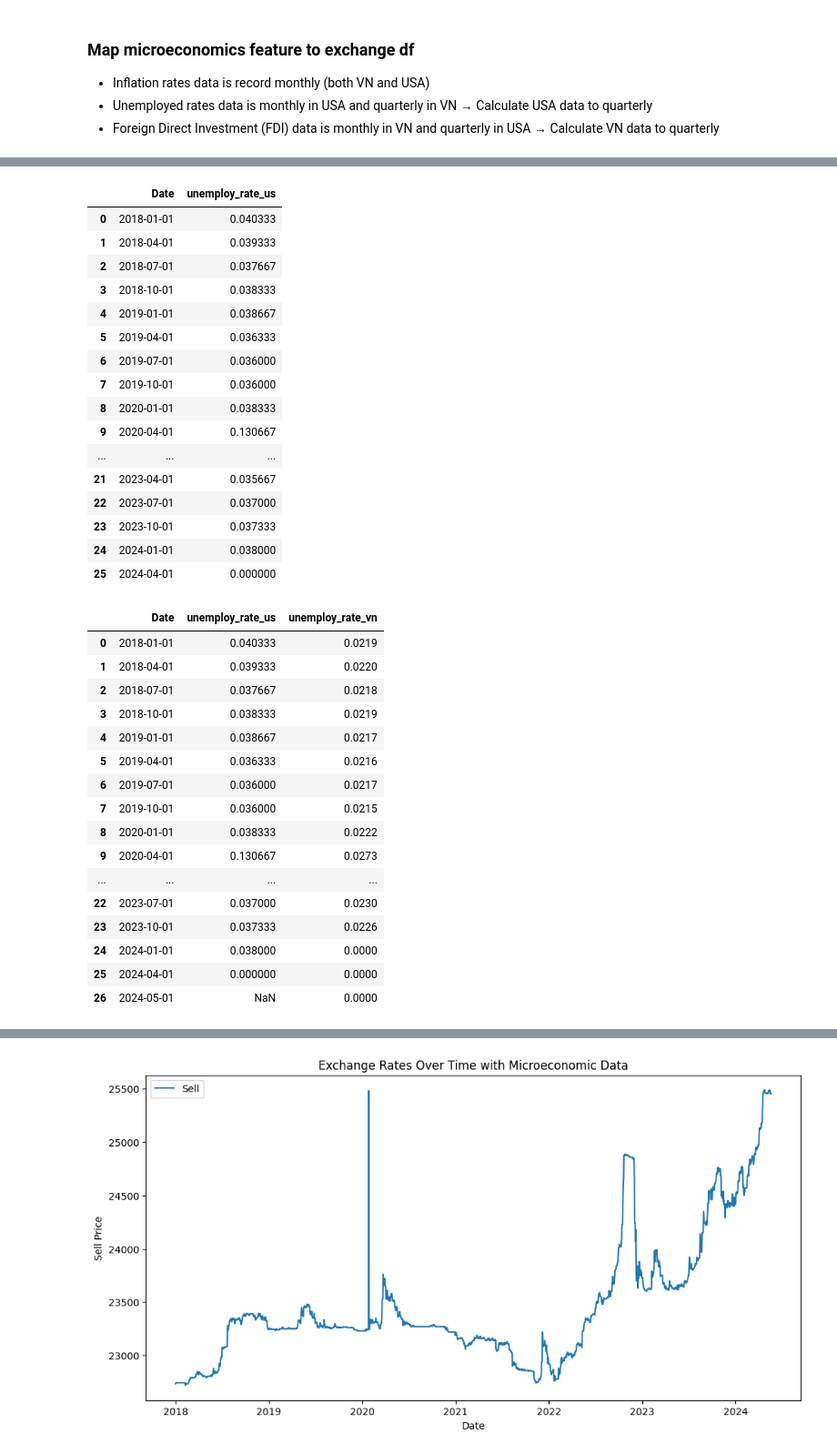
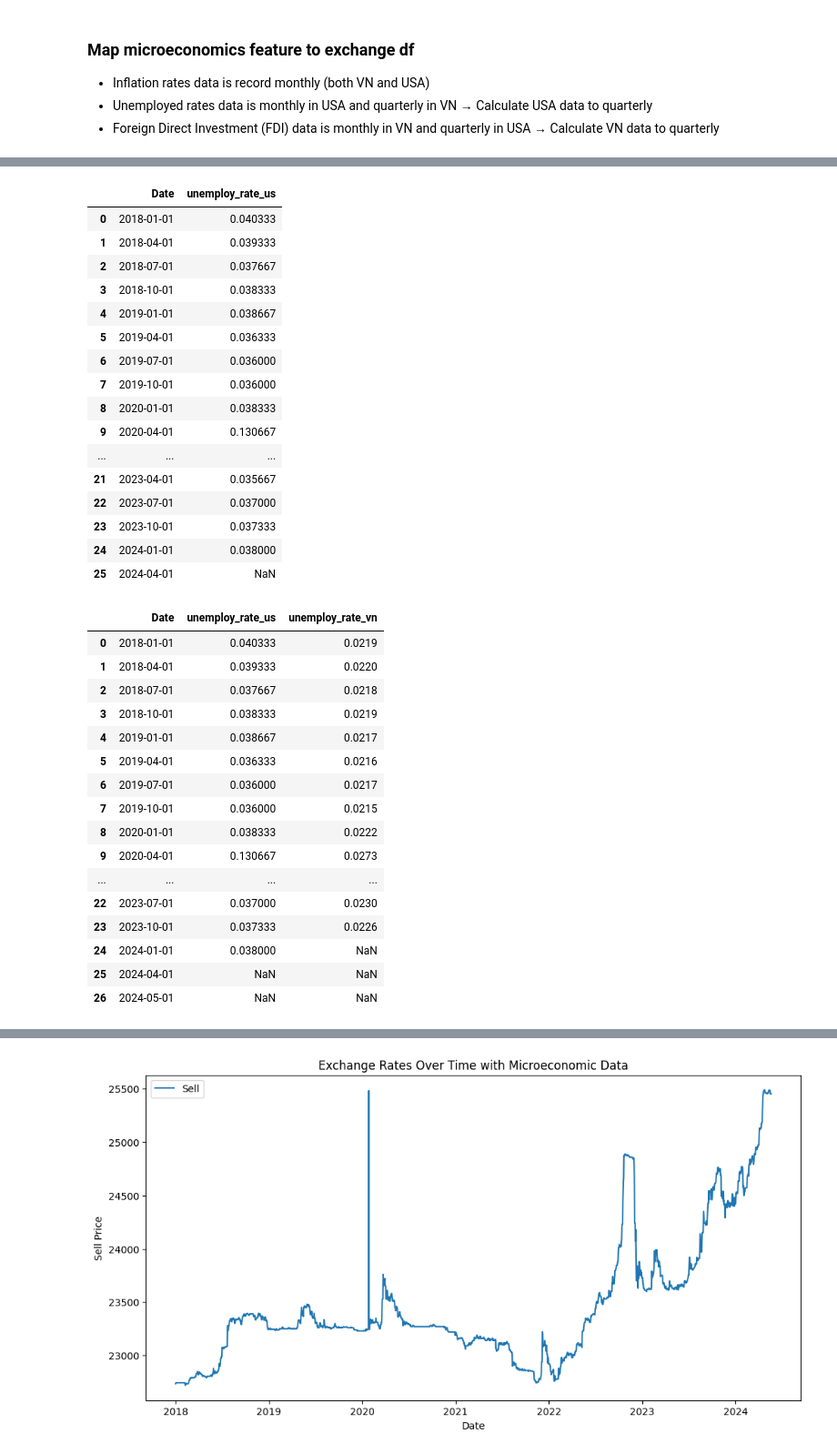
Before and after one commit to VA0211/DSP391m_GROUP3, a Jupyter notebook: eda/clean_data.ipynb, the cells around one changed output, grey strips where cells are left out. Shown at 91% size. Drawn from its saved outputs; the diff is of its cells as text; code cells hidden in the pictures.

```diff
--- a/eda/clean_data.ipynb
+++ b/eda/clean_data.ipynb
@@ -254,9 +257,9 @@ df_us_unemploy
 # %%
 # df_us_unemploy.info()
 # Aggregate monthly data to quarterly frequency
-df_monthly_quarterly = df_us_unemploy.set_index('Date').resample('QE').mean().reset_index()
-df_monthly_quarterly['Date'] = df_monthly_quarterly['Date'].dt.to_period('Q').dt.start_time
-df_monthly_quarterly
+df_unemploy_monthly_quarterly = df_us_unemploy.set_index('Date').resample('QE').mean().reset_index()
+df_unemploy_monthly_quarterly['Date'] = df_unemploy_monthly_quarterly['Date'].dt.to_period('Q').dt.start_time
+df_unemploy_monthly_quarterly
 # %% [output]
 |  | Date | unemploy_rate_us |
 | 0 | 2018-01-01 | 0.040333 |
@@ -274,29 +277,29 @@ df_monthly_quarterly
 | 22 | 2023-07-01 | 0.037000 |
 | 23 | 2023-10-01 | 0.037333 |
 | 24 | 2024-01-01 | 0.038000 |
-| 25 | 2024-04-01 | 0.000000 |
+| 25 | 2024-04-01 | NaN |
 # %%
 # Merge the DataFrames for plotting
-df_unemploy_combine = pd.merge(df_monthly_quarterly, df_vn_unemploy, on='Date', how='outer', suffixes=('_usa', '_vn'))
+df_unemploy_combine = pd.merge(df_unemploy_monthly_quarterly, df_vn_unemploy, on='Date', how='outer', suffixes=('_usa', '_vn'))
 df_unemploy_combine
 # %% [output]
 |  | Date | unemploy_rate_us | unemploy_rate_vn |
 | 0 | 2018-01-01 | 0.040333 | 0.0219 |
 | 1 | 2018-04-01 | 0.039333 | 0.0220 |
 | 2 | 2018-07-01 | 0.037667 | 0.0218 |
 | 3 | 2018-10-01 | 0.038333 | 0.0219 |
 | 4 | 2019-01-01 | 0.038667 | 0.0217 |
 | 5 | 2019-04-01 | 0.036333 | 0.0216 |
 | 6 | 2019-07-01 | 0.036000 | 0.0217 |
 | 7 | 2019-10-01 | 0.036000 | 0.0215 |
 | 8 | 2020-01-01 | 0.038333 | 0.0222 |
 | 9 | 2020-04-01 | 0.130667 | 0.0273 |
 | ... | ... | ... | ... |
 | 22 | 2023-07-01 | 0.037000 | 0.0230 |
 | 23 | 2023-10-01 | 0.037333 | 0.0226 |
-| 24 | 2024-01-01 | 0.038000 | 0.0000 |
-| 25 | 2024-04-01 | 0.000000 | 0.0000 |
-| 26 | 2024-05-01 | NaN | 0.0000 |
+| 24 | 2024-01-01 | 0.038000 | NaN |
+| 25 | 2024-04-01 | NaN | NaN |
+| 26 | 2024-05-01 | NaN | NaN |
 # %%
 # Forward-fill quarterly data to daily frequency
 df_unemploy_daily = df_unemploy_combine.set_index('Date').resample('D').ffill().reset_index()
```
Also changed, not shown: parts of 14 cells of this notebook, 1 other file.
